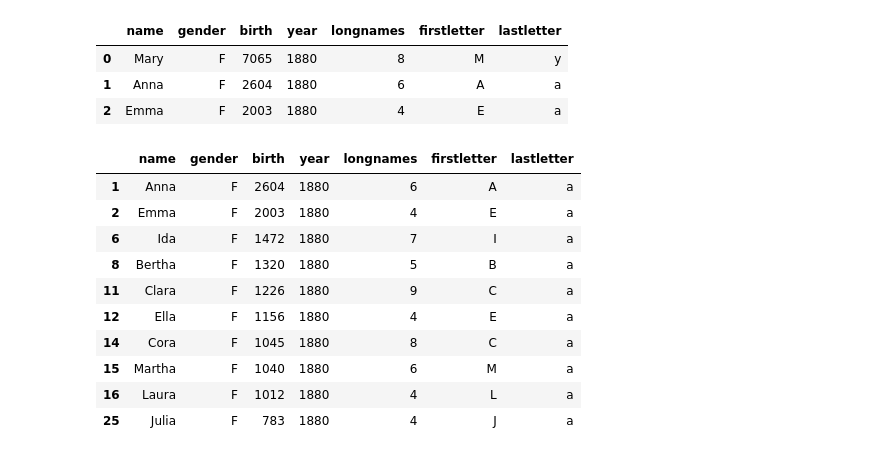
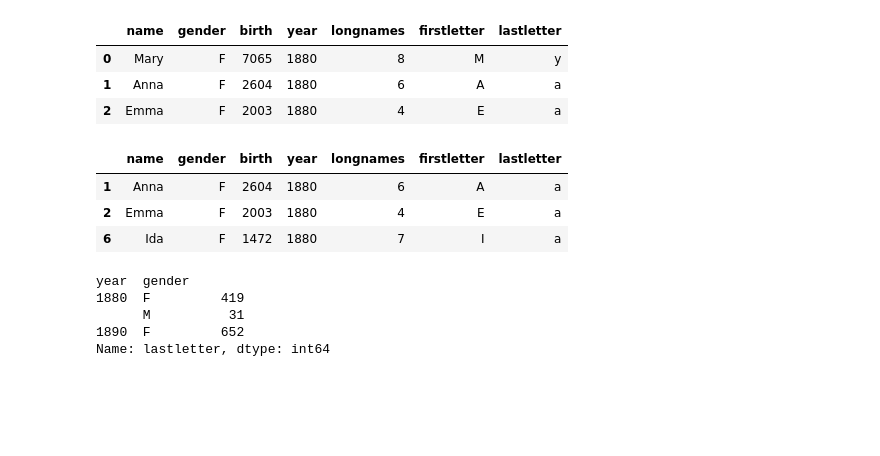
Before and after one commit to ahsansana1/babynamesanalysis, a Jupyter notebook: first_week_assginment.ipynb, the cells around one changed output. Drawn from its saved outputs; the diff is of its cells as text; code cells hidden in the pictures; blank space fills up the shorter version.

```diff
--- a/first_week_assginment.ipynb
+++ b/first_week_assginment.ipynb
@@ -488,16 +488,18 @@ df7.head(3)
 | 2 | Emma | F | 2003 | 1880 | 4 | E | a |
 # %%
 df34 = df7.loc[df7['lastletter'] == 'a']
-df34.head(10)
+df34.head(3)
 # %% [output]
 |  | name | gender | birth | year | longnames | firstletter | lastletter |
 | 1 | Anna | F | 2604 | 1880 | 6 | A | a |
 | 2 | Emma | F | 2003 | 1880 | 4 | E | a |
 | 6 | Ida | F | 1472 | 1880 | 7 | I | a |
-| 8 | Bertha | F | 1320 | 1880 | 5 | B | a |
-| 11 | Clara | F | 1226 | 1880 | 9 | C | a |
-| 12 | Ella | F | 1156 | 1880 | 4 | E | a |
-| 14 | Cora | F | 1045 | 1880 | 8 | C | a |
-| 15 | Martha | F | 1040 | 1880 | 6 | M | a |
-| 16 | Laura | F | 1012 | 1880 | 4 | L | a |
-| 25 | Julia | F | 783 | 1880 | 4 | J | a |
+# %%
+df35 = df34.groupby(['year','gender'])['lastletter'].count()
+df35.head(3)
+# %% [output]
+year  gender
+1880  F         419
+      M          31
+1890  F         652
+Name: lastletter, dtype: int64
```
Also changed, not shown: parts of 1 cell of this notebook.
